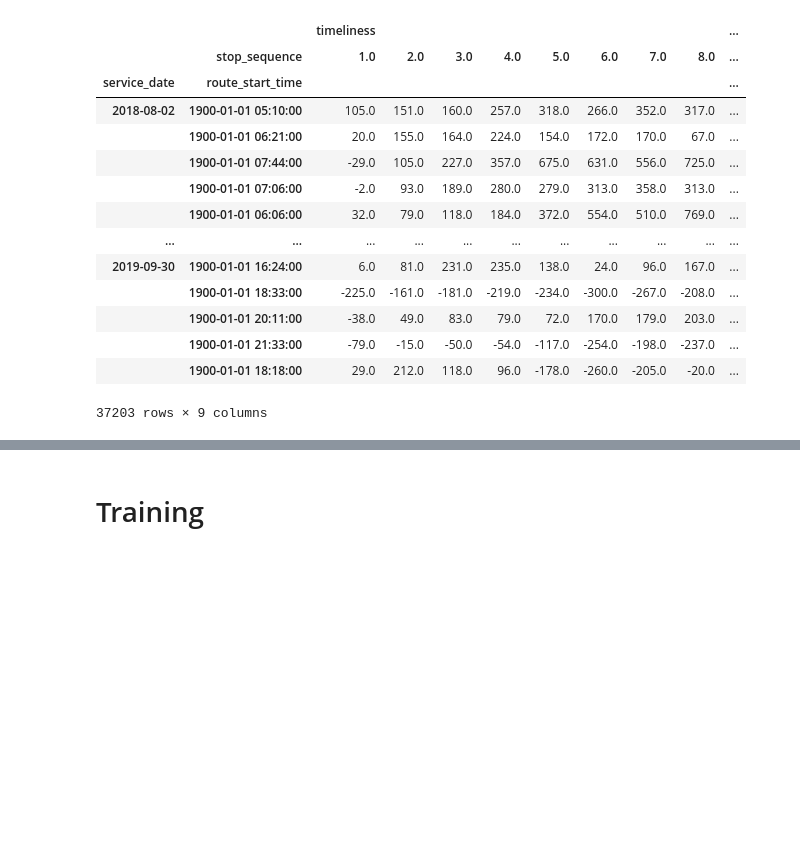
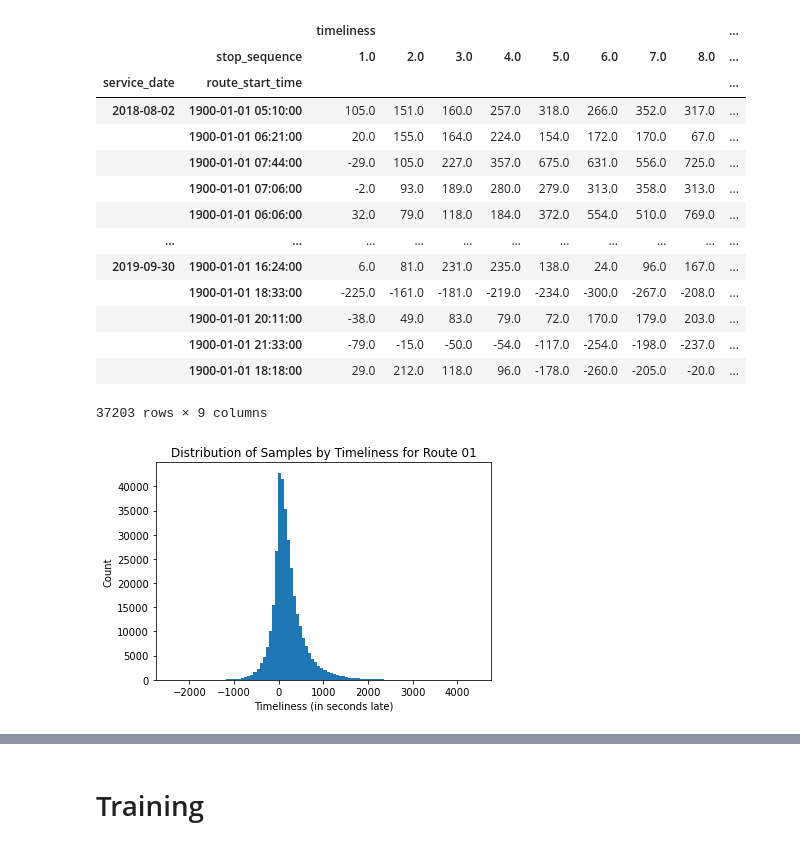
Before and after one commit to notAlex2/pgm-public-transit, a Jupyter notebook: Timeliness.ipynb, the cells around one changed output, grey strips where cells are left out. Cells and saved outputs as stored; diff of their text form; code cells hidden in the pictures; blank space fills up the shorter version.

```diff
--- a/Timeliness.ipynb
+++ b/Timeliness.ipynb
@@ -250,3 +251,12 @@ df8
 |  | 1900-01-01 21:33:00 | -79.0 | -15.0 | -50.0 | -54.0 | -117.0 | -254.0 | -198.0 | -237.0 | ... |
 |  | 1900-01-01 18:18:00 | 29.0 | 212.0 | 118.0 | 96.0 | -178.0 | -260.0 | -205.0 | -20.0 | ... |
 37203 rows × 9 columns
+# %%
+# Sanity check
+plt.hist(df8.to_numpy().flatten(), bins=100)
+plt.title('Distribution of Samples by Timeliness for Route 01')
+plt.xlabel('Timeliness (in seconds late)')
+plt.ylabel('Count')
+plt.show()
+# %% [output]
+[figure, added]
```
Also changed, not shown: parts of 2 cells of this notebook.
